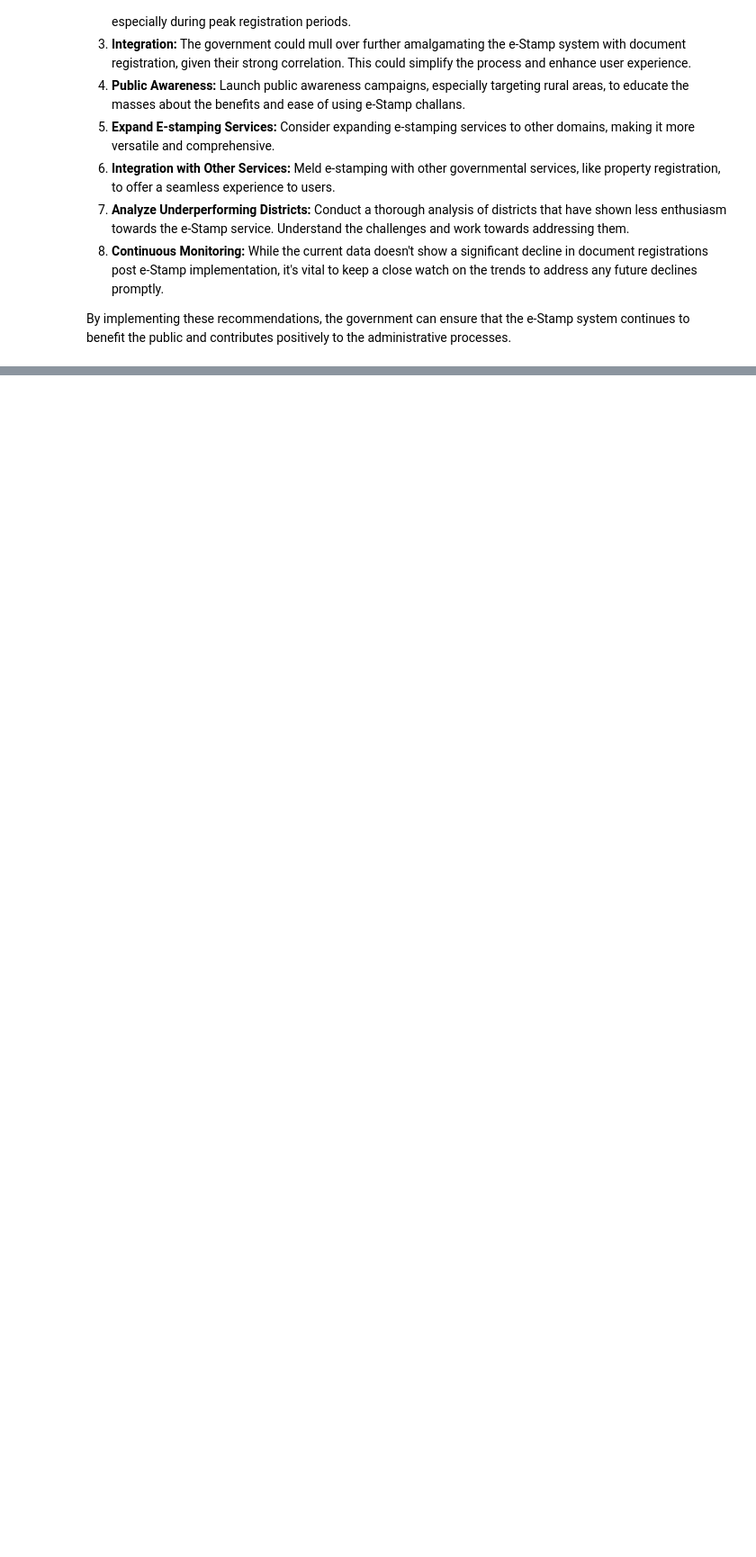
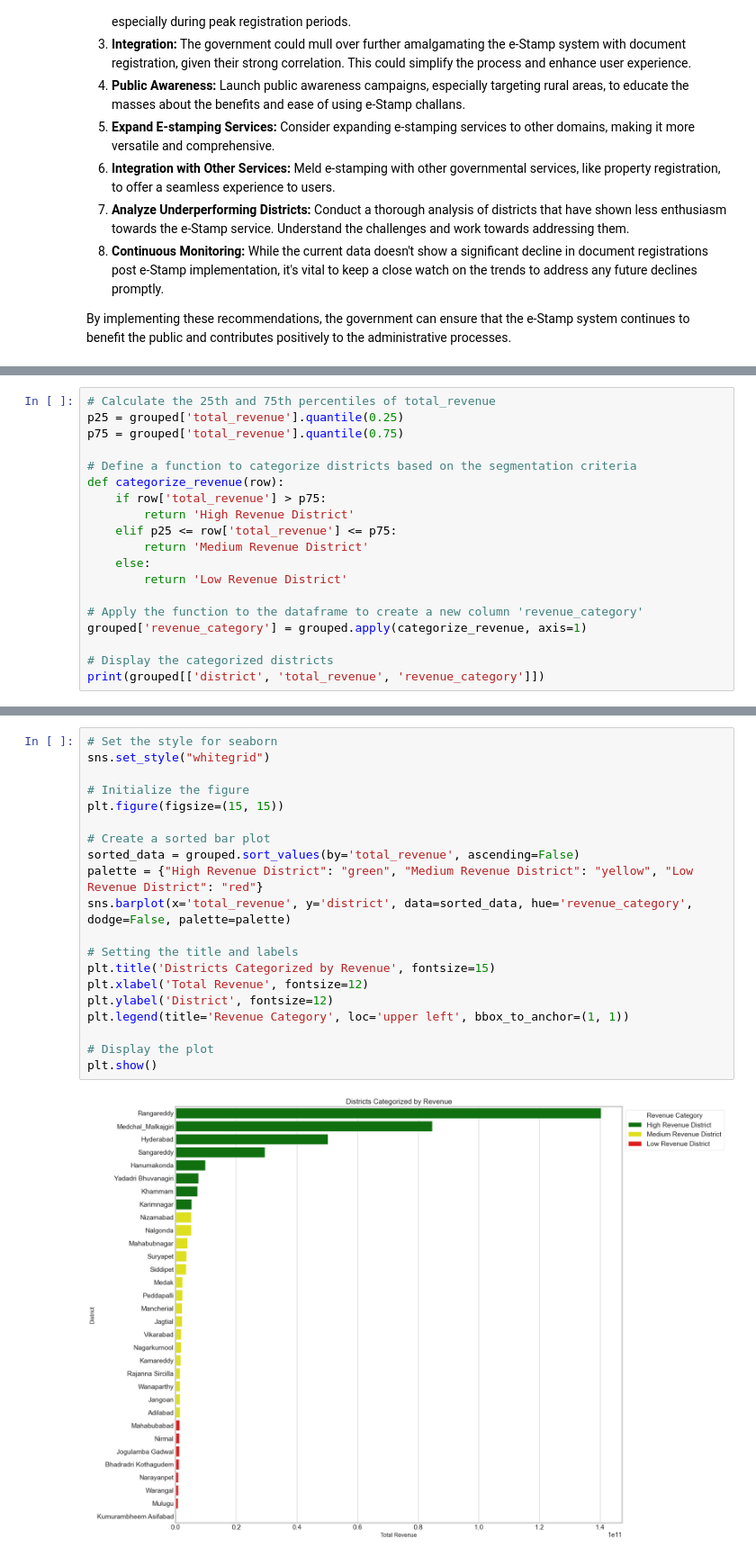
Before and after one commit to nani2357/Telangana_Growth_Analysis, a Jupyter notebook: notebooks/stamps.ipynb, the cells around one changed output, grey strips where cells are left out. Shown at 90% size. Cells and saved outputs as stored; diff of their text form; blank space fills up the shorter version.

```diff
--- a/notebooks/stamps.ipynb
+++ b/notebooks/stamps.ipynb
@@ -1261,0 +1406,19 @@ By implementing these recommendations, the government can ensure that the e-Stam
+# %%
+# Calculate the 25th and 75th percentiles of total_revenue
+p25 = grouped['total_revenue'].quantile(0.25)
+p75 = grouped['total_revenue'].quantile(0.75)
+
+# Define a function to categorize districts based on the segmentation criteria
+def categorize_revenue(row):
+    if row['total_revenue'] > p75:
+        return 'High Revenue District'
+    elif p25 <= row['total_revenue'] <= p75:
+        return 'Medium Revenue District'
+    else:
+        return 'Low Revenue District'
+
+# Apply the function to the dataframe to create a new column 'revenue_category'
+grouped['revenue_category'] = grouped.apply(categorize_revenue, axis=1)
+
+# Display the categorized districts
+print(grouped[['district', 'total_revenue', 'revenue_category']])
@@ -1261,0 +1443,22 @@ By implementing these recommendations, the government can ensure that the e-Stam
+# %%
+# Set the style for seaborn
+sns.set_style("whitegrid")
+
+# Initialize the figure
+plt.figure(figsize=(15, 15))
+
+# Create a sorted bar plot
+sorted_data = grouped.sort_values(by='total_revenue', ascending=False)
+palette = {"High Revenue District": "green", "Medium Revenue District": "yellow", "Low Revenue District": "red"}
+sns.barplot(x='total_revenue', y='district', data=sorted_data, hue='revenue_category', dodge=False, palette=palette)
+
+# Setting the title and labels
+plt.title('Districts Categorized by Revenue', fontsize=15)
+plt.xlabel('Total Revenue', fontsize=12)
+plt.ylabel('District', fontsize=12)
+plt.legend(title='Revenue Category', loc='upper left', bbox_to_anchor=(1, 1))
+
+# Display the plot
+plt.show()
+# %% [output]
+[figure, added]
```
Also changed, not shown: parts of 21 cells of this notebook, 2 other files.
